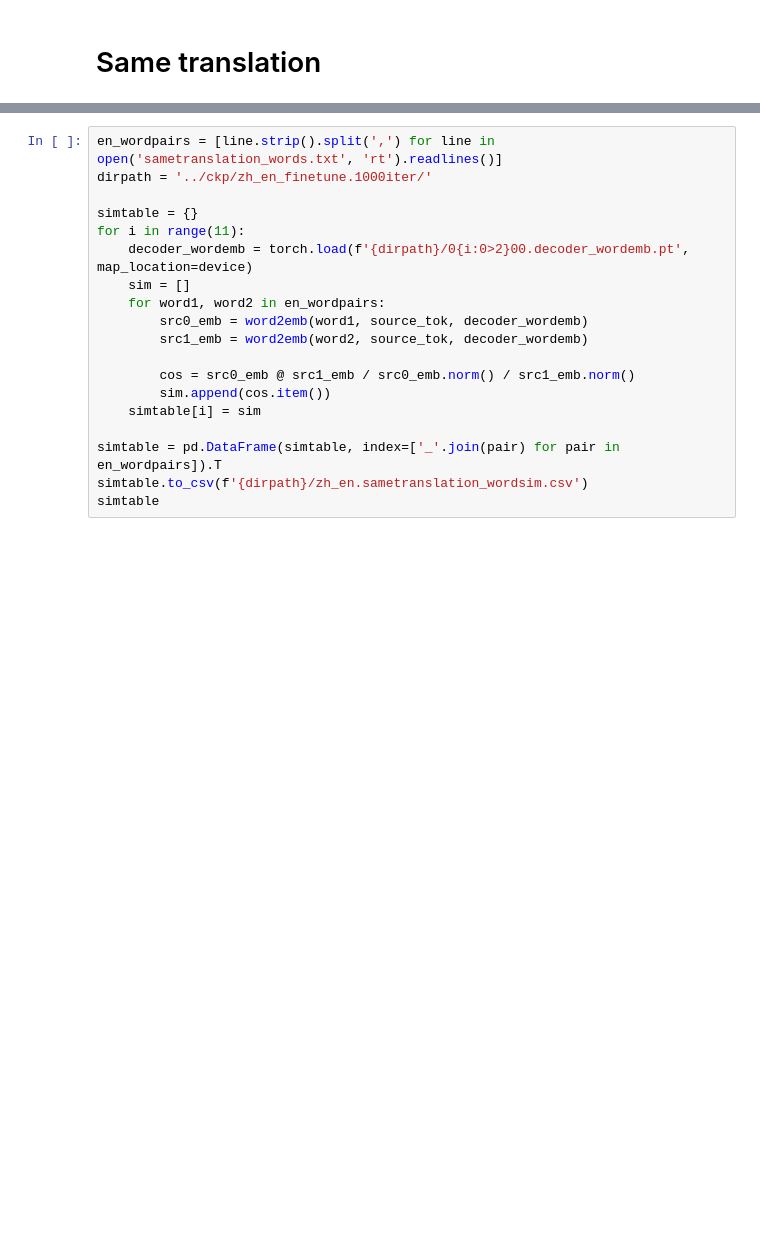
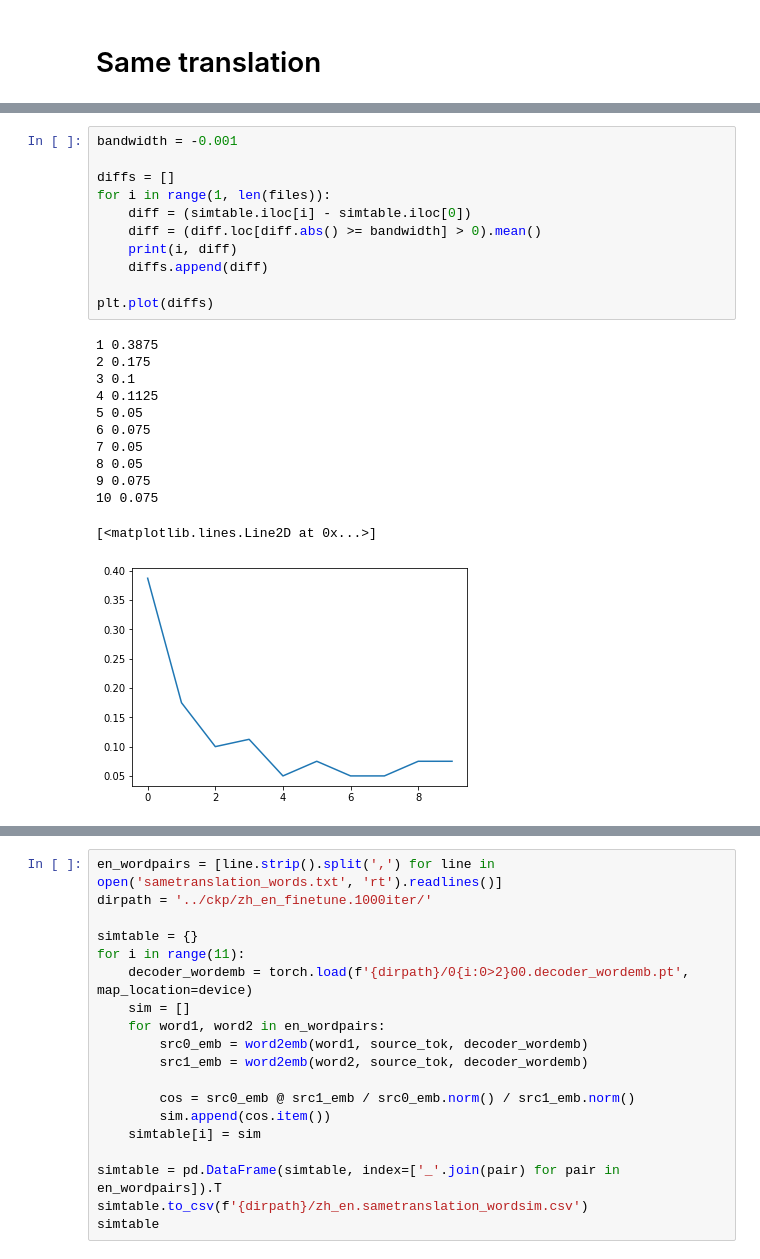
Before and after one commit to kduxin/shared-translation-effect, a Jupyter notebook: scripts/test_ste.ipynb, the cells around one changed output, grey strips where cells are left out. Cells and saved outputs as stored; diff of their text form; blank space fills up the shorter version.

```diff
--- a/scripts/test_ste.ipynb
+++ b/scripts/test_ste.ipynb
@@ -57,0 +105,24 @@ simtable
+# %%
+bandwidth = -0.001
+
+diffs = []
+for i in range(1, len(files)):
+    diff = (simtable.iloc[i] - simtable.iloc[0])
+    diff = (diff.loc[diff.abs() >= bandwidth] > 0).mean()
+    print(i, diff)
+    diffs.append(diff)
+
+plt.plot(diffs)
+# %% [output]
+1 0.3875
+2 0.175
+3 0.1
+4 0.1125
+5 0.05
+6 0.075
+7 0.05
+8 0.05
+9 0.075
+10 0.075
+[<matplotlib.lines.Line2D at 0x...>]
+[figure, added]
```
Also changed, not shown: parts of 10 cells of this notebook, 10 other files.
